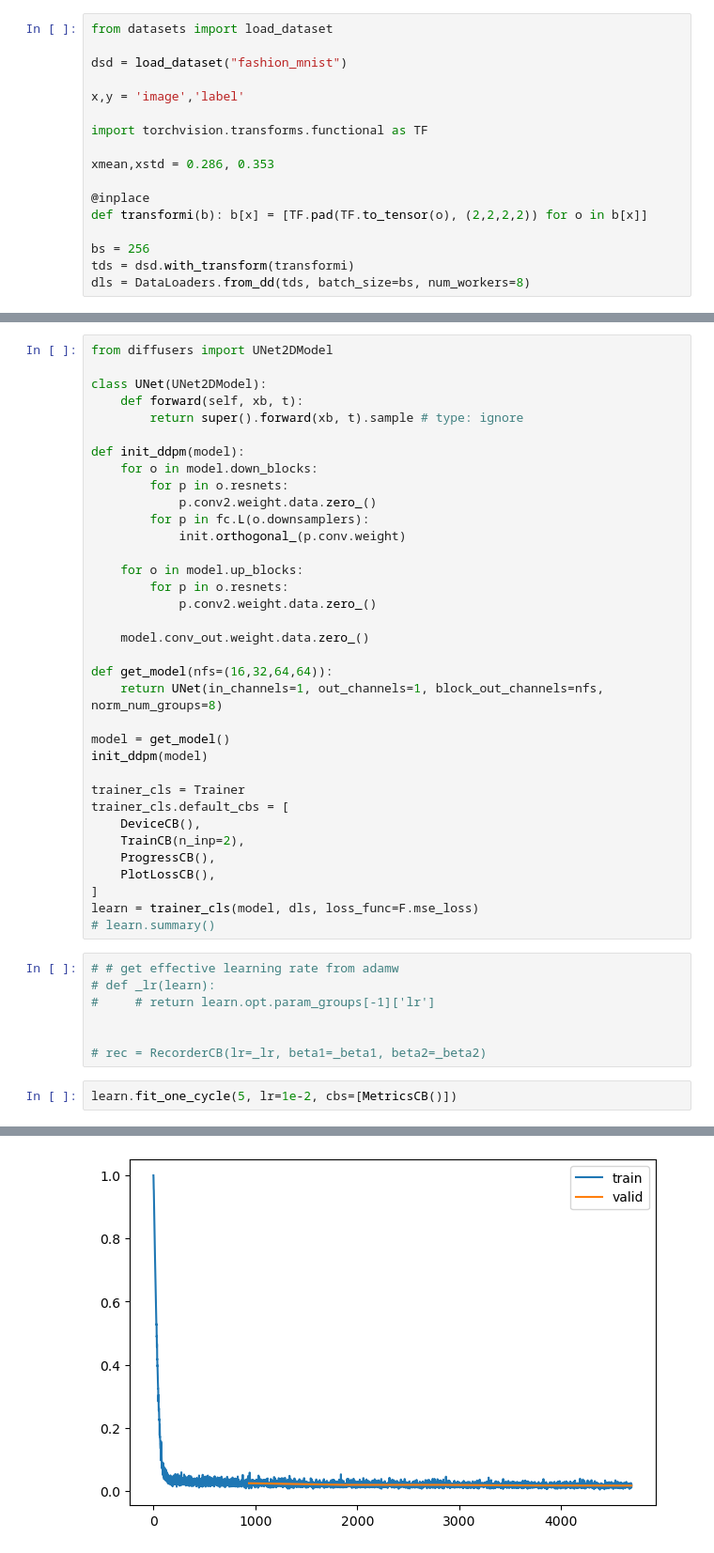
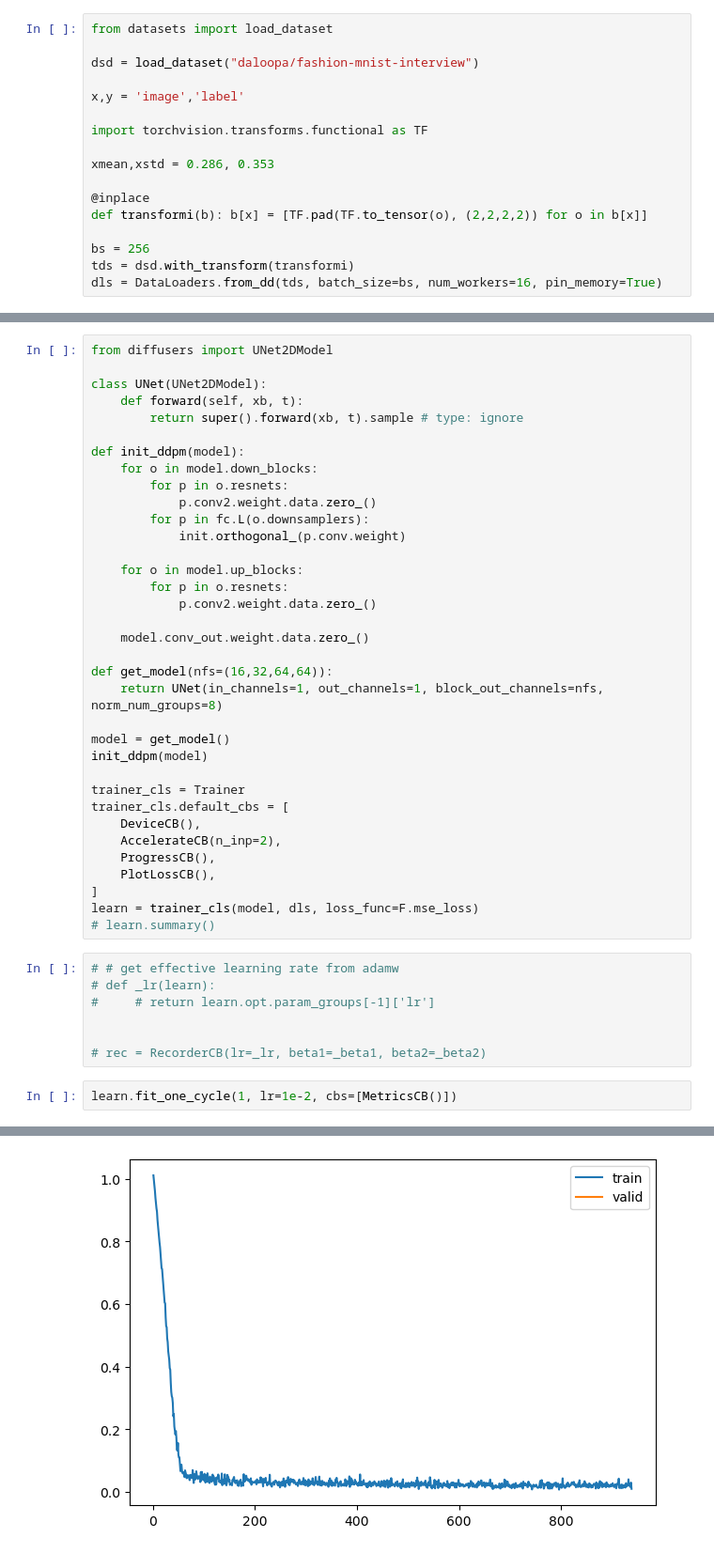
Before and after one commit to tom-pollak/tinyai, a Jupyter notebook: nbs/15_ddpm.ipynb, the cells around one changed output, grey strips where cells are left out. Shown: that part at 94% size. Cells and saved outputs as stored; diff of their text form.

```diff
--- a/nbs/15_ddpm.ipynb
+++ b/nbs/15_ddpm.ipynb
@@ -22,7 +22,7 @@ setting cmap: gray_r
 # %%
 from datasets import load_dataset
 
-dsd = load_dataset("fashion_mnist")
+dsd = load_dataset("daloopa/fashion-mnist-interview")
 
 x,y = 'image','label'
 
@@ -35,7 +35,7 @@ def transformi(b): b[x] = [TF.pad(TF.to_tensor(o), (2,2,2,2)) for o in b[x]]
 
 bs = 256
 tds = dsd.with_transform(transformi)
-dls = DataLoaders.from_dd(tds, batch_size=bs, num_workers=8)
+dls = DataLoaders.from_dd(tds, batch_size=bs, num_workers=16, pin_memory=True)
 # %%
 betamin, betamax, nsteps = 0.0001, 0.02, 1000
 beta = torch.linspace(betamin, betamax, nsteps)
@@ -216,7 +216,7 @@ init_ddpm(model)
 trainer_cls = Trainer
 trainer_cls.default_cbs = [
     DeviceCB(),
-    TrainCB(n_inp=2),
+    AccelerateCB(n_inp=2),
     ProgressCB(),
     PlotLossCB(),
 ]
@@ -230,6 +230,6 @@ learn = trainer_cls(model, dls, loss_func=F.mse_loss)
 
 # rec = RecorderCB(lr=_lr, beta1=_beta1, beta2=_beta2)
 # %%
-learn.fit_one_cycle(5, lr=1e-2, cbs=[MetricsCB()])
+learn.fit_one_cycle(1, lr=1e-2, cbs=[MetricsCB()])
 # %% [output]
 | epoch | train | loss |
@@ -246,2 +238,2 @@ learn.fit_one_cycle(5, lr=1e-2, cbs=[MetricsCB()])
-[figure, old version]
+[figure, new version]
 # %%
```
Also changed, not shown: parts of 6 cells of this notebook, 2 other files.
